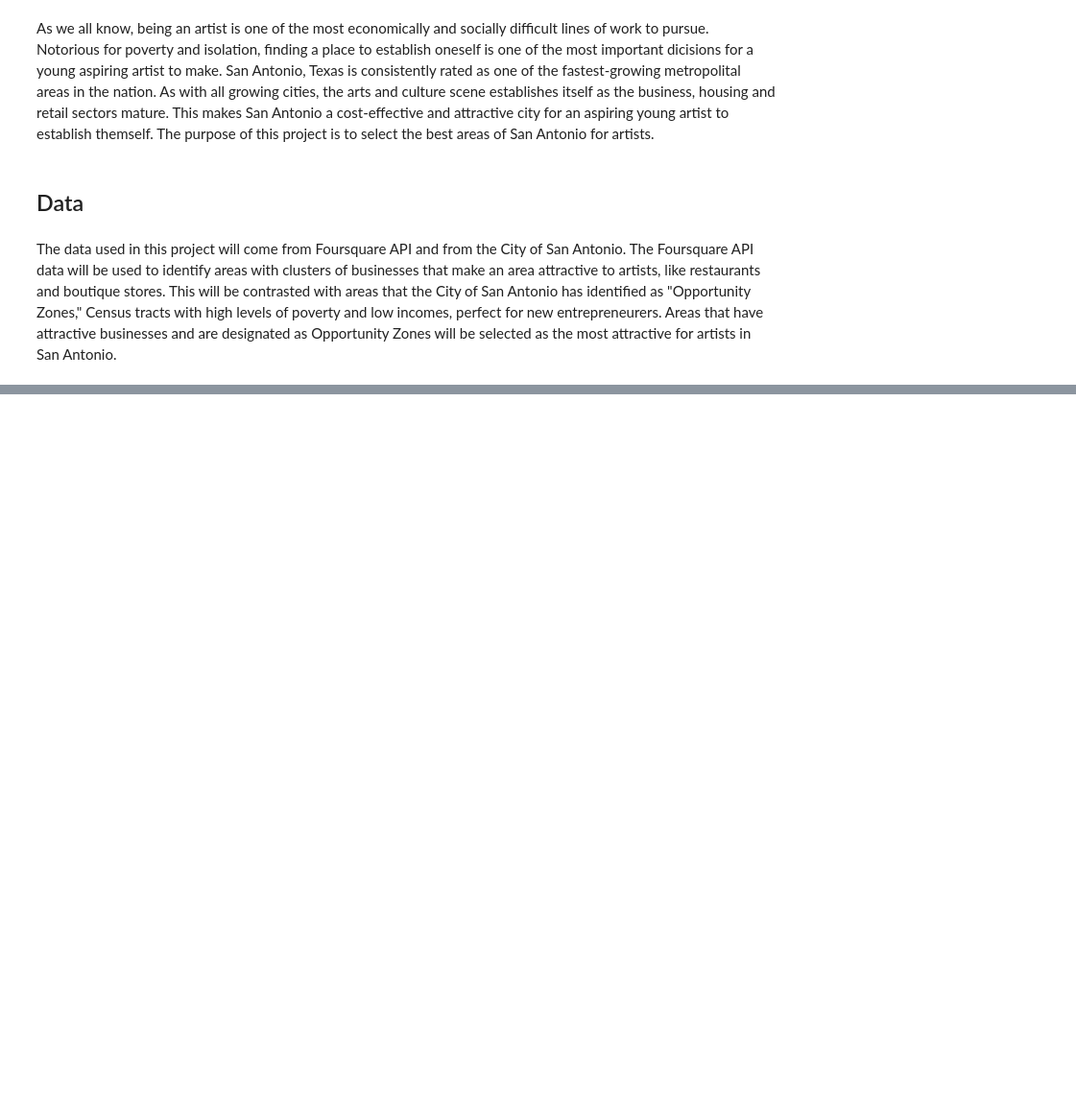
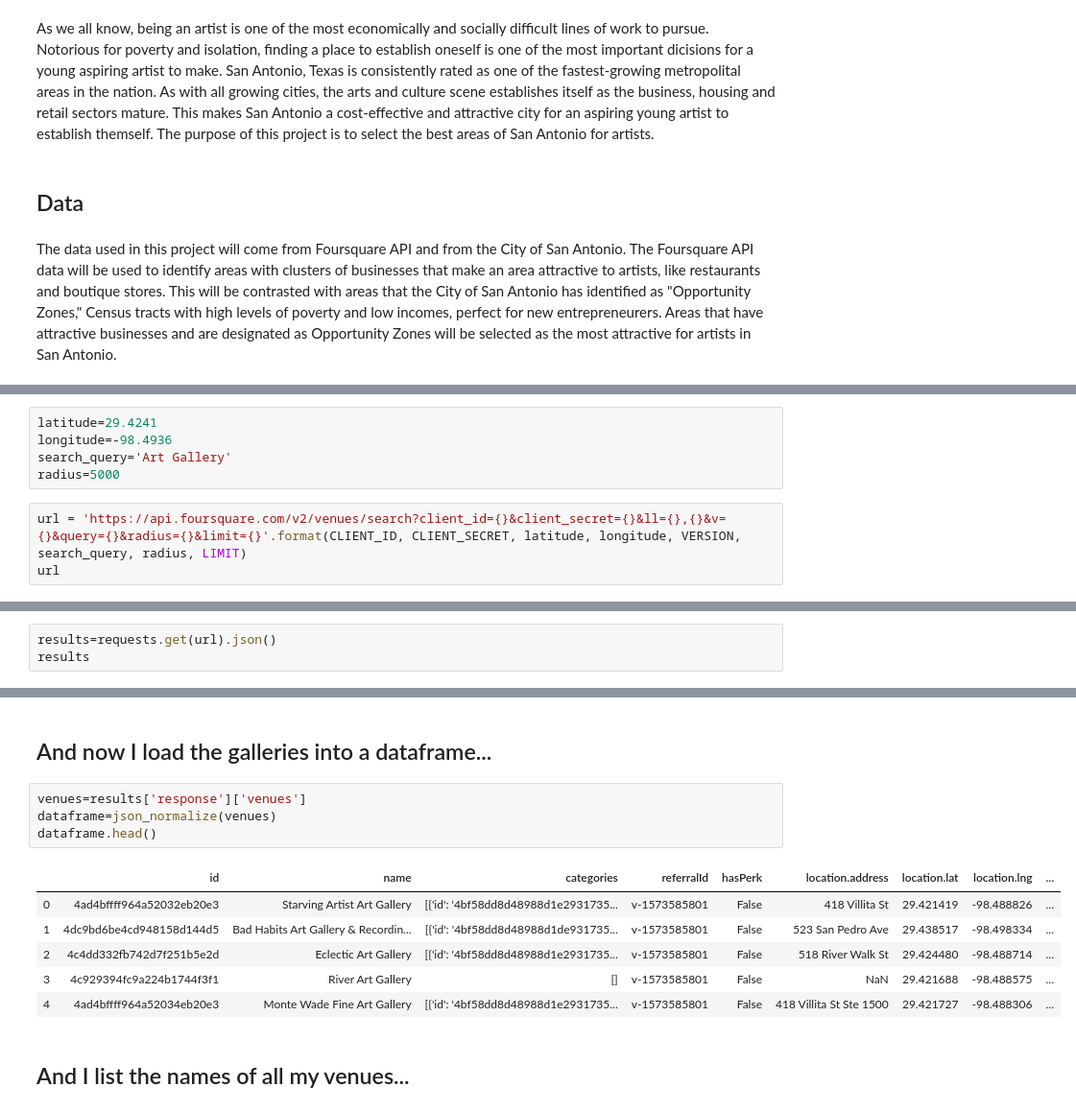
Before and after one commit to womanita/Coursera_Capstone, a Jupyter notebook: Where_Should_the_Artists_go_in_San_Antonio.ipynb, the cells around one changed output, grey strips where cells are left out. Shown at 96% size. Saved outputs shown, nothing was run; the diff lists cells and outputs as text; blank space fills up the shorter version.

```diff
--- a/Where_Should_the_Artists_go_in_San_Antonio.ipynb
+++ b/Where_Should_the_Artists_go_in_San_Antonio.ipynb
@@ -10,0 +64,8 @@ The data used in this project will come from Foursquare API and from the City of
+# %%
+latitude=29.4241
+longitude=-98.4936
+search_query='Art Gallery'
+radius=5000
+# %%
+url = 'https://api.foursquare.com/v2/venues/search?client_id={}&client_secret={}&ll={},{}&v={}&query={}&radius={}&limit={}'.format(CLIENT_ID, CLIENT_SECRET, latitude, longitude, VERSION, search_query, radius, LIMIT)
+url
@@ -10,0 +74,3 @@ The data used in this project will come from Foursquare API and from the City of
+# %%
+results=requests.get(url).json()
+results
@@ -10,0 +95,15 @@ The data used in this project will come from Foursquare API and from the City of
+# %% [markdown]
+## And now I load the galleries into a dataframe...
+# %%
+venues=results['response']['venues']
+dataframe=json_normalize(venues)
+dataframe.head()
+# %% [output]
+|  | id | name | categories | referralId | hasPerk | location.address | location.lat | location.lng | ... |
+| 0 | 4ad4bffff964a52032eb20e3 | Starving Artist Art Gallery | [{'id': '4bf58dd8d48988d1e2931735... | v-1573585801 | False | 418 Villita St | 29.421419 | -98.488826 | ... |
+| 1 | 4dc9bd6be4cd948158d144d5 | Bad Habits Art Gallery & Recordin... | [{'id': '4bf58dd8d48988d1de931735... | v-1573585801 | False | 523 San Pedro Ave | 29.438517 | -98.498334 | ... |
+| 2 | 4c4dd332fb742d7f251b5e2d | Eclectic Art Gallery | [{'id': '4bf58dd8d48988d1e2931735... | v-1573585801 | False | 518 River Walk St | 29.424480 | -98.488714 | ... |
+| 3 | 4c929394fc9a224b1744f3f1 | River Art Gallery | [] | v-1573585801 | False | NaN | 29.421688 | -98.488575 | ... |
+| 4 | 4ad4bffff964a52034eb20e3 | Monte Wade Fine Art Gallery | [{'id': '4bf58dd8d48988d1e2931735... | v-1573585801 | False | 418 Villita St Ste 1500 | 29.421727 | -98.488306 | ... |
+# %% [markdown]
+## And I list the names of all my venues...
```
Also changed, not shown: parts of 33 cells of this notebook.
